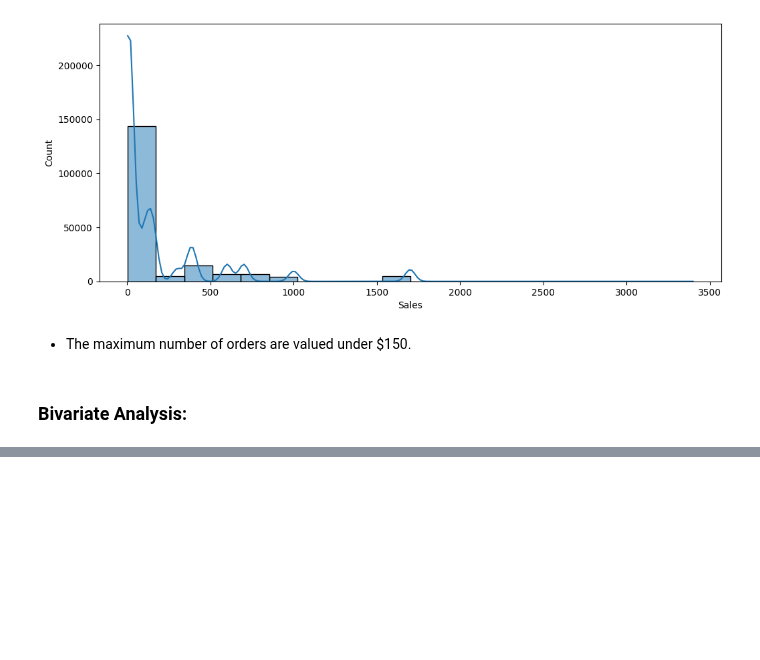
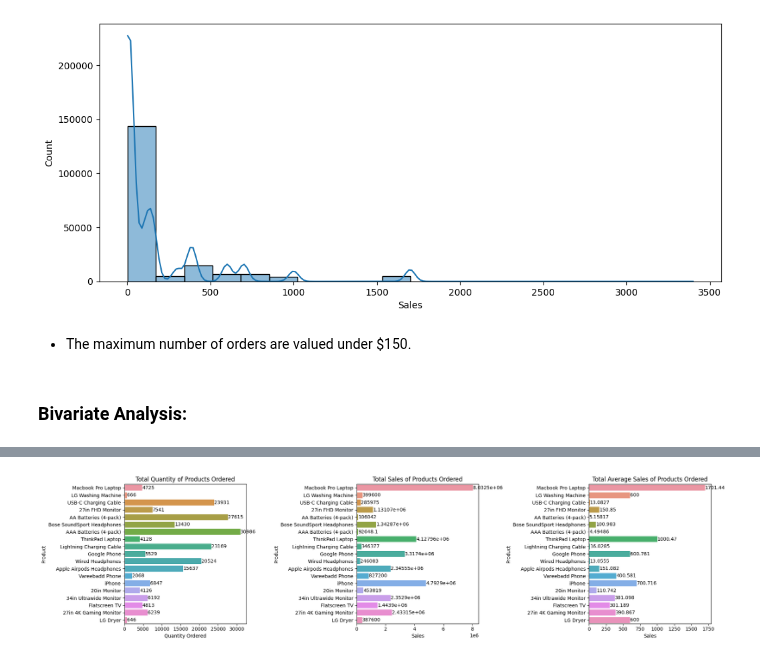
Before and after one commit to Akshay-Paunikar/Statistics_for_Data_Science, a Jupyter notebook: Complete_Statistics_Implementation_for_Data_Science.ipynb, the cells around one changed output, grey strips where cells are left out. Cells and saved outputs as stored; diff of their text form; code cells hidden in the pictures; blank space fills up the shorter version.

Commit message:
Complete Statistics Implementation - Products - Total Quantity, Total & Average Sales

```diff
--- a/Complete_Statistics_Implementation_for_Data_Science.ipynb
+++ b/Complete_Statistics_Implementation_for_Data_Science.ipynb
@@ -430,0 +497,31 @@ plt.show()
+# %%
+plt.figure(figsize=(20,5))
+
+# Total Quantity of Products Ordered
+ax1 = plt.subplot2grid((1,3),(0,0))
+
+sns.barplot(data=data, y='Product', x='Quantity Ordered', ci=None, estimator=np.sum)
+for i in ax1.containers:
+    plt.bar_label(i)
+plt.title('Total Quantity of Products Ordered')
+
+# Total Sales of Products Ordered
+ax2 = plt.subplot2grid((1,3),(0,1))
+
+sns.barplot(data=data, y='Product', x='Sales', ci=None, estimator=np.sum)
+for i in ax2.containers:
+    plt.bar_label(i)
+plt.title('Total Sales of Products Ordered')
+
+# Total Average Sales of Products Ordered
+ax3 = plt.subplot2grid((1,3),(0,2))
+
+sns.barplot(data=data, y='Product', x='Sales', ci=None, estimator=np.mean)
+for i in ax3.containers:
+    plt.bar_label(i)
+plt.title('Total Average Sales of Products Ordered')
+
+plt.tight_layout()
+plt.show()
+# %% [output]
+[figure, added]
```
Also changed, not shown: parts of 3 cells of this notebook.
